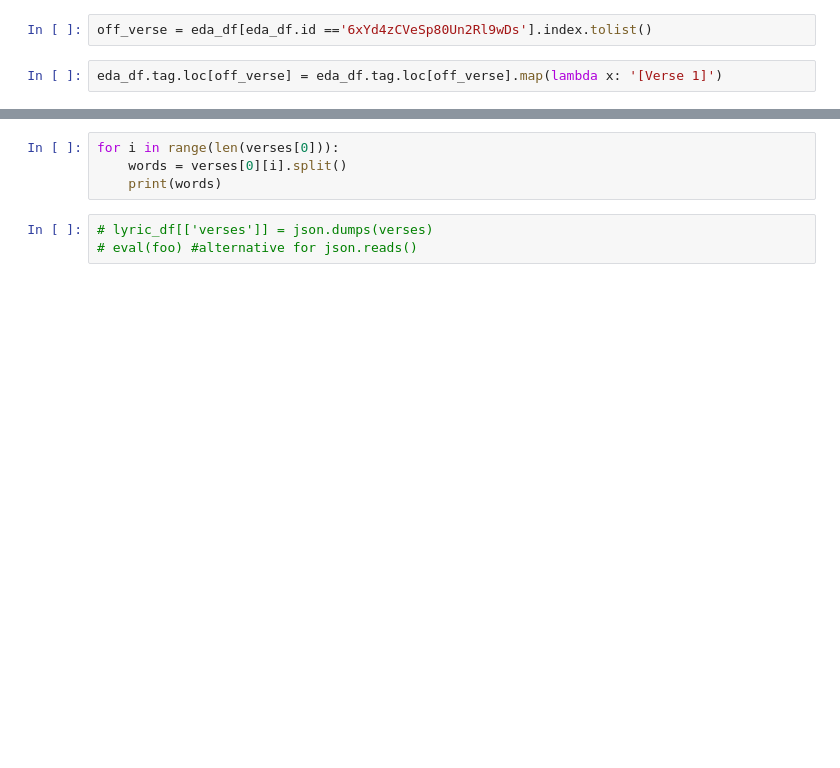
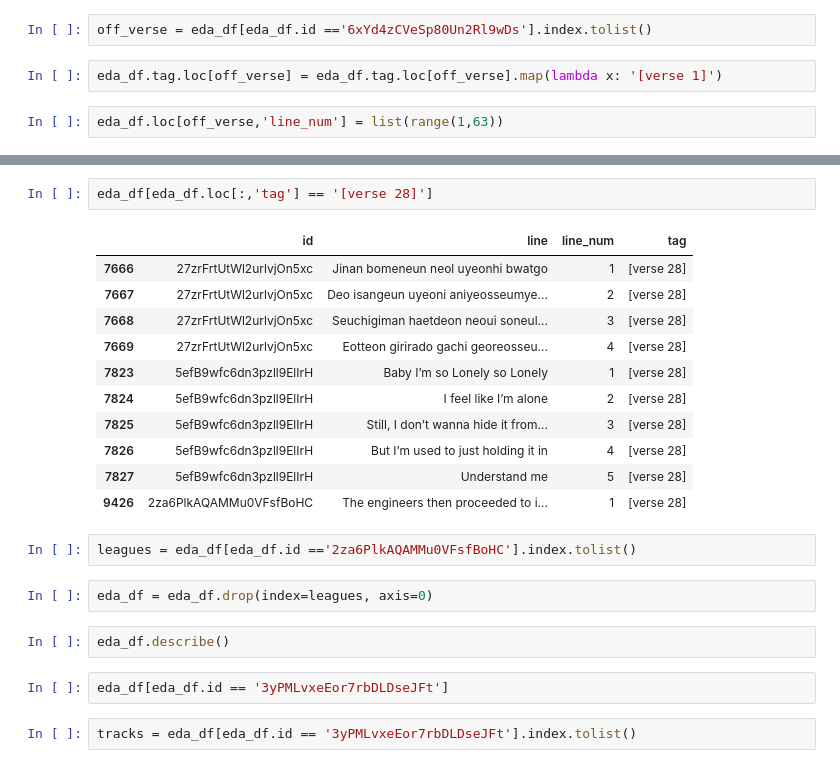
Before and after one commit to csinatra/crooner, a Jupyter notebook: notebooks/02_eda.ipynb, the cells around one changed output, grey strips where cells are left out. Cells and saved outputs as stored; diff of their text form; blank space fills up the shorter version.

```diff
--- a/notebooks/02_eda.ipynb
+++ b/notebooks/02_eda.ipynb
@@ -302,5 +271,7 @@ lyric_df.loc['6xYd4zCVeSp80Un2Rl9wDs',:]['lyrics']
 # %%
 off_verse = eda_df[eda_df.id =='6xYd4zCVeSp80Un2Rl9wDs'].index.tolist()
 # %%
-eda_df.tag.loc[off_verse] = eda_df.tag.loc[off_verse].map(lambda x: '[Verse 1]')
+eda_df.tag.loc[off_verse] = eda_df.tag.loc[off_verse].map(lambda x: '[verse 1]')
+# %%
+eda_df.loc[off_verse,'line_num'] = list(range(1,63))
 # %%
@@ -326,7 +297,24 @@ Name: tag, Length: 62, dtype: object
-# %%
-for i in range(len(verses[0])):
-    words = verses[0][i].split()
-    print(words)
-# %%
-# lyric_df[['verses']] = json.dumps(verses)
-# eval(foo) #alternative for json.reads()
+# %%
+eda_df[eda_df.loc[:,'tag'] == '[verse 28]']
+# %% [output]
+|  | id | line | line_num | tag |
+| 7666 | 27zrFrtUtWl2urlvjOn5xc | Jinan bomeneun neol uyeonhi bwatgo | 1 | [verse 28] |
+| 7667 | 27zrFrtUtWl2urlvjOn5xc | Deo isangeun uyeoni aniyeosseumye... | 2 | [verse 28] |
+| 7668 | 27zrFrtUtWl2urlvjOn5xc | Seuchigiman haetdeon neoui soneul... | 3 | [verse 28] |
+| 7669 | 27zrFrtUtWl2urlvjOn5xc | Eotteon girirado gachi georeosseu... | 4 | [verse 28] |
+| 7823 | 5efB9wfc6dn3pzll9ElIrH | Baby I’m so Lonely so Lonely | 1 | [verse 28] |
+| 7824 | 5efB9wfc6dn3pzll9ElIrH | I feel like I’m alone | 2 | [verse 28] |
+| 7825 | 5efB9wfc6dn3pzll9ElIrH | Still, I don’t wanna hide it from... | 3 | [verse 28] |
+| 7826 | 5efB9wfc6dn3pzll9ElIrH | But I’m used to just holding it in | 4 | [verse 28] |
+| 7827 | 5efB9wfc6dn3pzll9ElIrH | Understand me | 5 | [verse 28] |
+| 9426 | 2za6PlkAQAMMu0VFsfBoHC | The engineers then proceeded to i... | 1 | [verse 28] |
+# %%
+leagues = eda_df[eda_df.id =='2za6PlkAQAMMu0VFsfBoHC'].index.tolist()
+# %%
+eda_df = eda_df.drop(index=leagues, axis=0)
+# %%
+eda_df.describe()
+# %%
+eda_df[eda_df.id == '3yPMLvxeEor7rbDLDseJFt']
+# %%
+tracks = eda_df[eda_df.id == '3yPMLvxeEor7rbDLDseJFt'].index.tolist()
```
Also changed, not shown: parts of 28 cells of this notebook, 4 other files.
